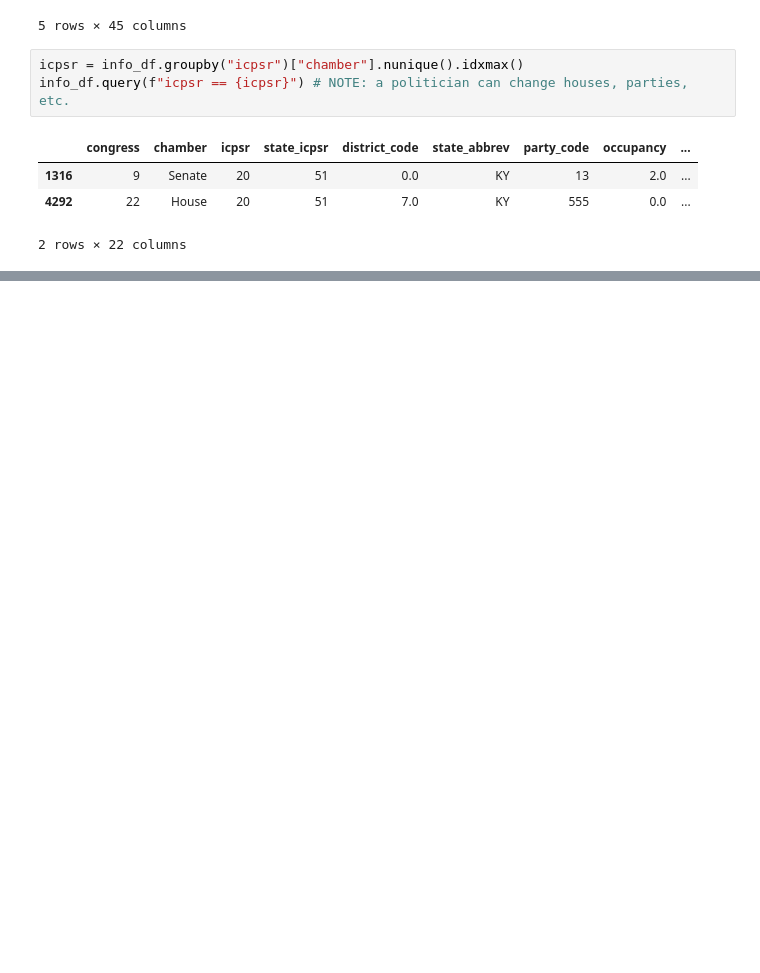
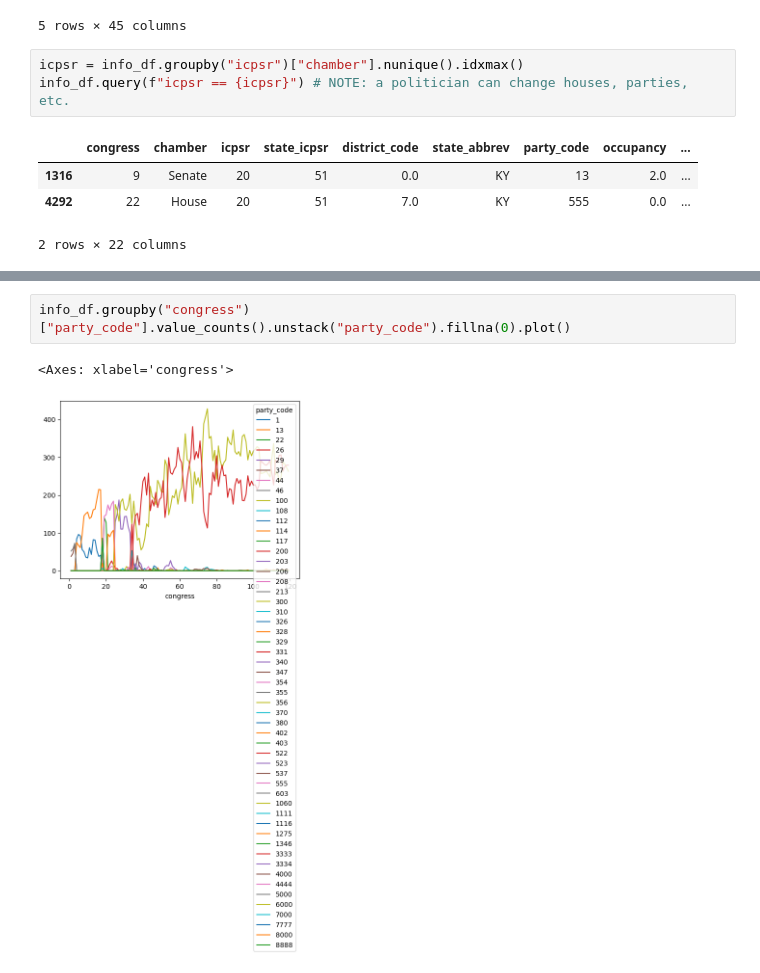
Before and after one commit to DeclanNelson178/stat5241_team_7, a Jupyter notebook: src/notebooks/member_info.ipynb, the cells around one changed output, grey strips where cells are left out. Drawn from its saved outputs; the diff is of its cells as text; blank space fills up the shorter version.

```diff
--- a/src/notebooks/member_info.ipynb
+++ b/src/notebooks/member_info.ipynb
@@ -64,0 +70,5 @@ info_df.query(f"icpsr == {idx[0]}").head(3) # NOTE: a politician can change hous
+# %%
+info_df.groupby("congress")["party_code"].value_counts().unstack("party_code").fillna(0).plot()
+# %% [output]
+<Axes: xlabel='congress'>
+[figure, added]
```
Also changed, not shown: parts of 8 cells of this notebook, 6 other files.
